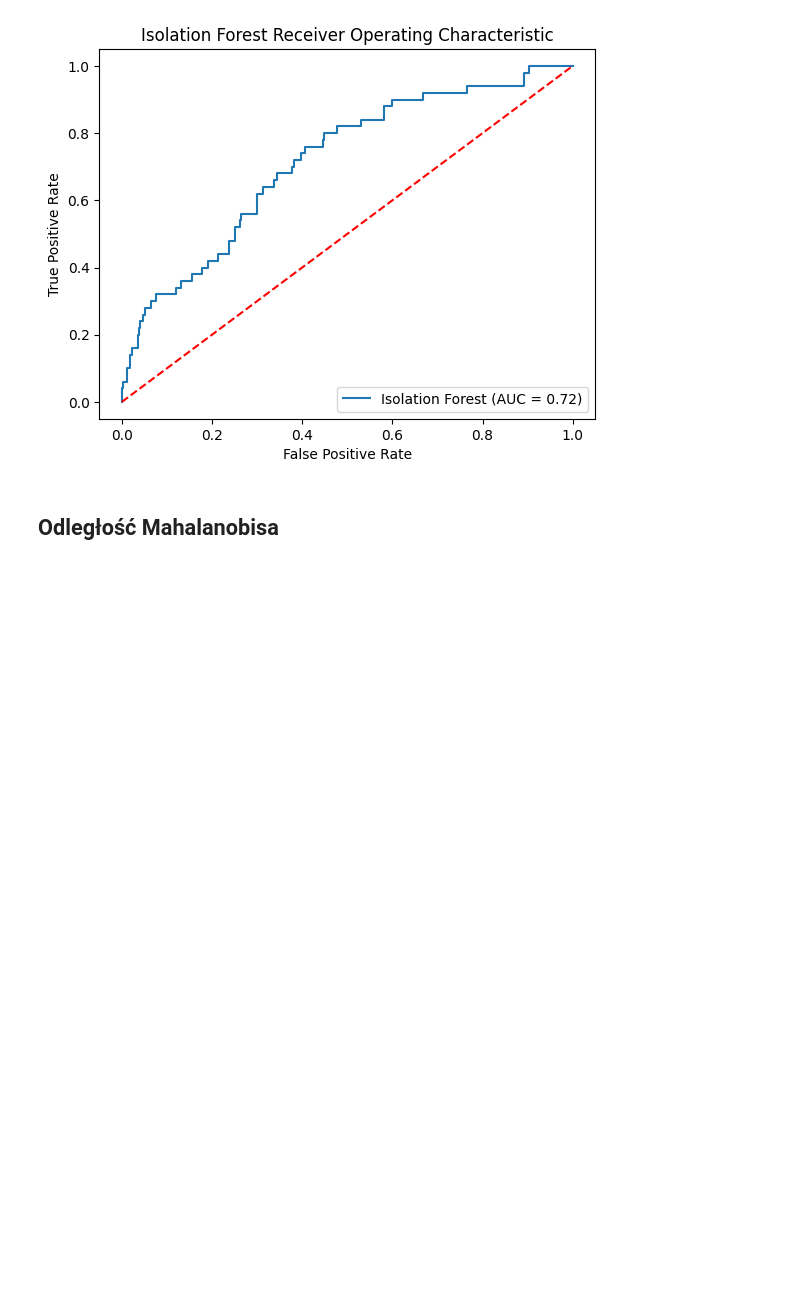
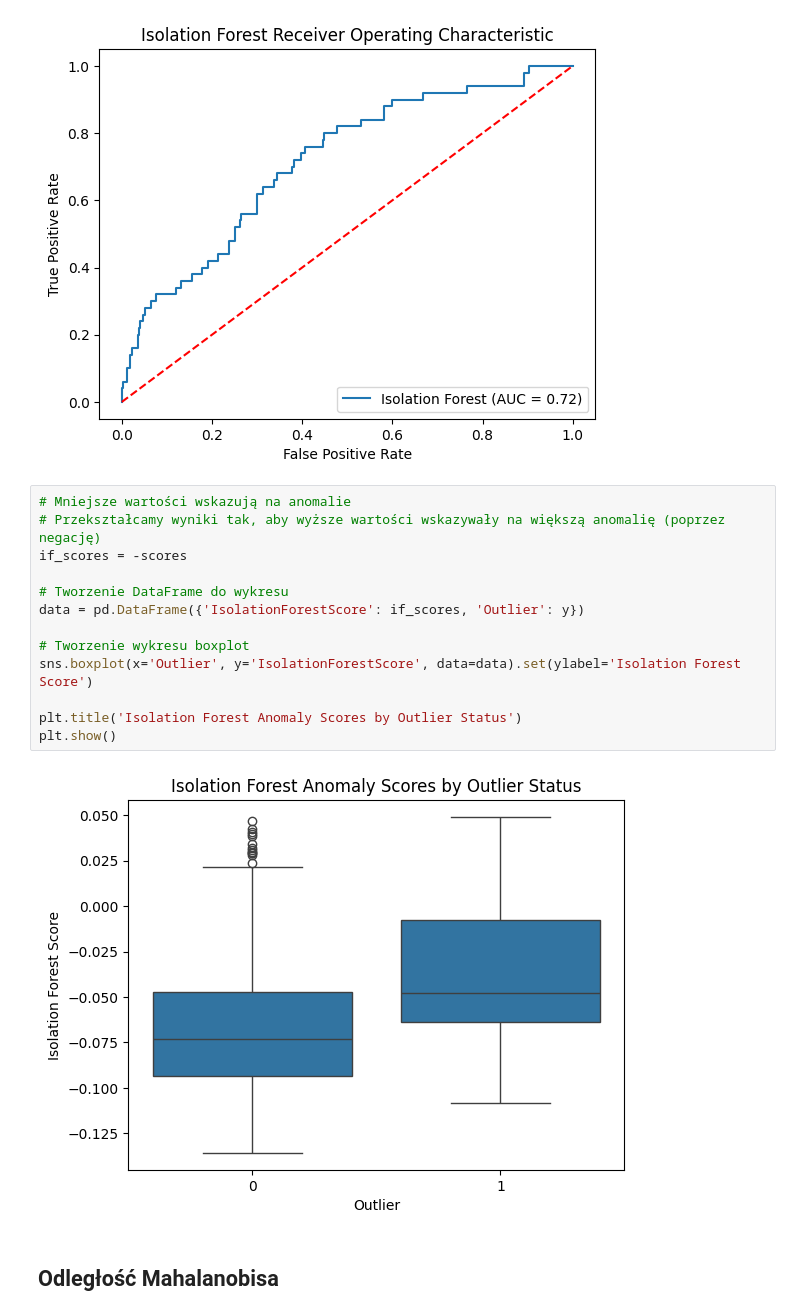
Before and after one commit to Jvlia17/out-of-distribution-detection, a Jupyter notebook: Detekcja_anomalii.ipynb, the cells around one changed output. Saved outputs shown, nothing was run; the diff lists cells and outputs as text; blank space fills up the shorter version.

```diff
--- a/Detekcja_anomalii.ipynb
+++ b/Detekcja_anomalii.ipynb
@@ -239,6 +238,21 @@ plt.show()
 # %% [output]
 <Figure size 800x800 with 0 Axes>
 [figure]
+# %%
+# Mniejsze wartości wskazują na anomalie
+# Przekształcamy wyniki tak, aby wyższe wartości wskazywały na większą anomalię (poprzez negację)
+if_scores = -scores
+
+# Tworzenie DataFrame do wykresu
+data = pd.DataFrame({'IsolationForestScore': if_scores, 'Outlier': y})
+
+# Tworzenie wykresu boxplot
+sns.boxplot(x='Outlier', y='IsolationForestScore', data=data).set(ylabel='Isolation Forest Score')
+
+plt.title('Isolation Forest Anomaly Scores by Outlier Status')
+plt.show()
+# %% [output]
+[figure, added]
 # %% [markdown]
 ## Odległość Mahalanobisa
 # %%
```
Also changed, not shown: parts of 15 cells of this notebook.
